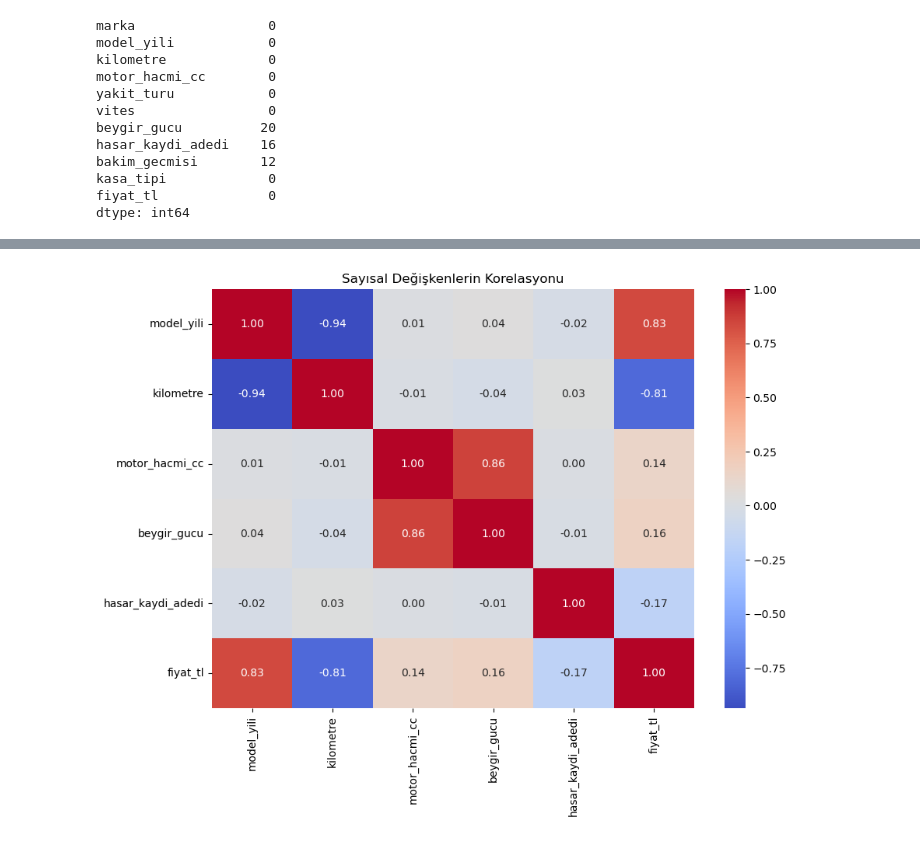
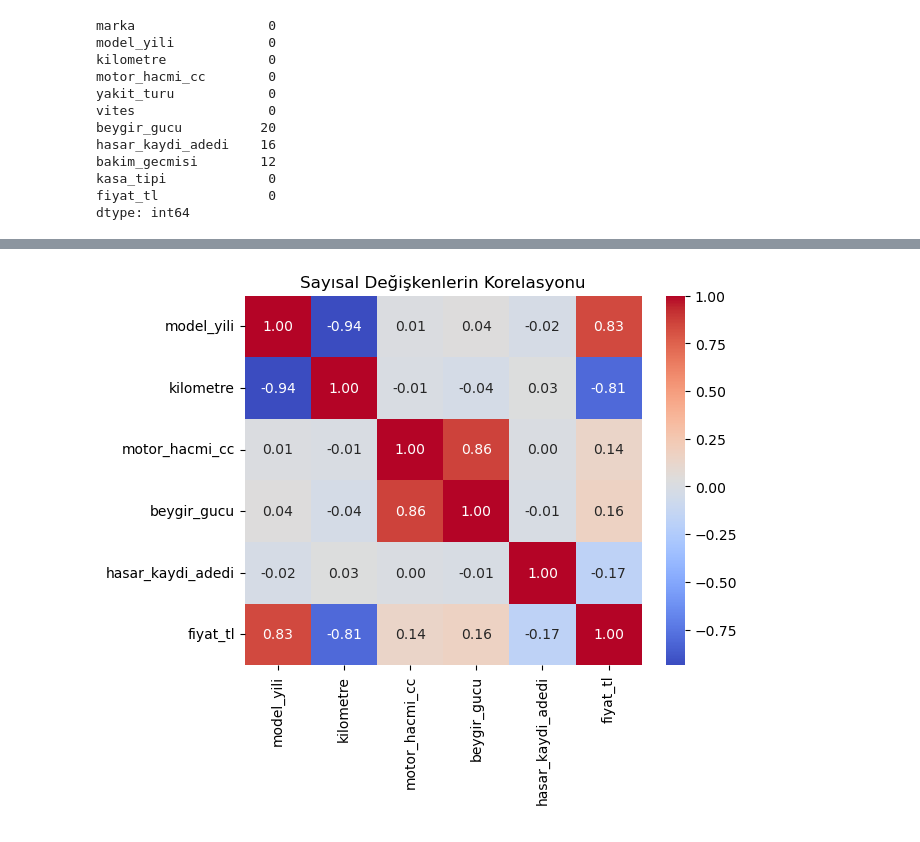
Before and after one commit to FurkanTsdmr/DataScience, a Jupyter notebook: ML/BasicExampleML/aracfiyat.ipynb, the cells around one changed output, grey strips where cells are left out. Saved outputs shown, nothing was run; the diff lists cells and outputs as text; code cells hidden in the pictures.

```diff
--- a/ML/BasicExampleML/aracfiyat.ipynb
+++ b/ML/BasicExampleML/aracfiyat.ipynb
@@ -122,21 +115,15 @@ plt.show()
 # %%
-numeric_df = df.select_dtypes(
-    include="number"
-)
+numeric_df = df.select_dtypes(include="number")
 
-correlation = numeric_df.corr()
-
-plt.figure(figsize=(10, 7))
+corre = numeric_df.corr()
 
 sns.heatmap(
-    correlation,
+    corre,
     annot=True,
     cmap="coolwarm",
     fmt=".2f"
 )
-
 plt.title("Sayısal Değişkenlerin Korelasyonu")
-
 plt.show()
 # %% [output]
-[figure, old version]
+[figure, new version]
```
Also changed, not shown: parts of 27 cells of this notebook, 2 other files.
